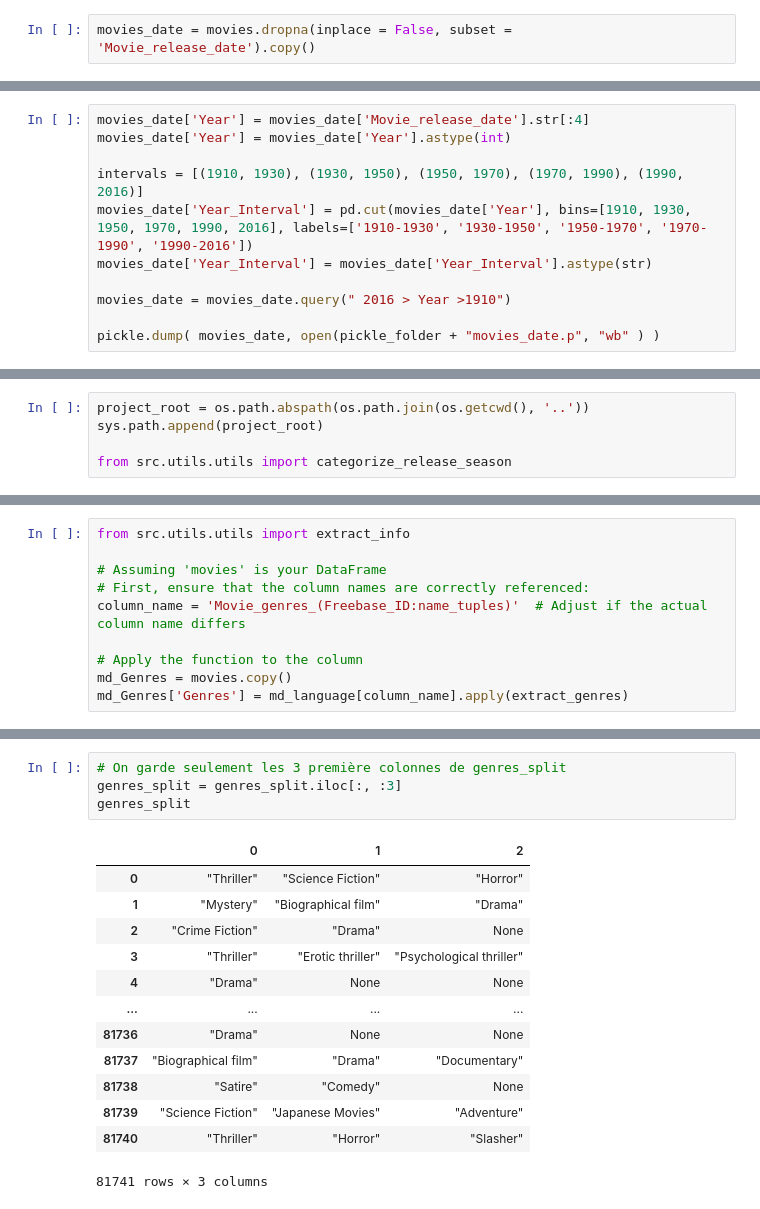
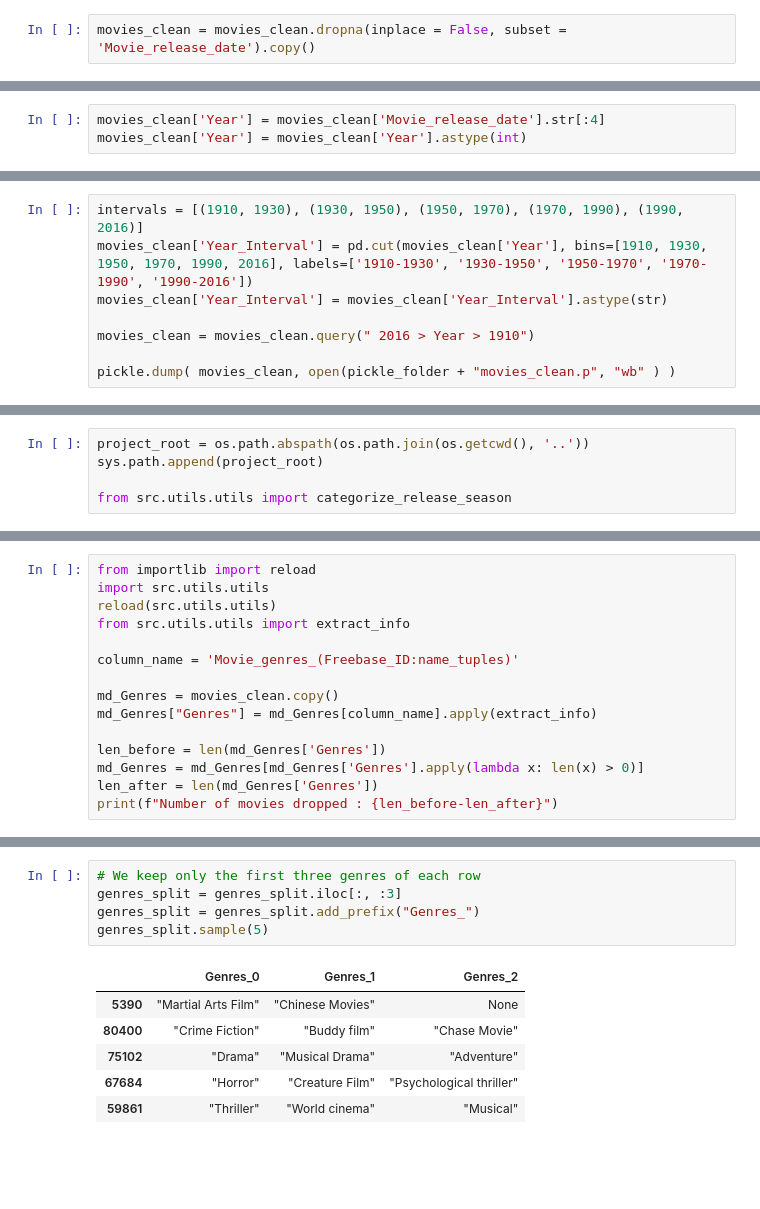
Before and after one commit to epfl-ada/ada-2024-project-melyn, a Jupyter notebook: pipeline/movie_dataset_cleaning.ipynb, the cells around one changed output, grey strips where cells are left out. Cells and saved outputs as stored; diff of their text form; blank space fills up the shorter version.

Commit message:
Cleaned movie.metadata

```diff
--- a/pipeline/movie_dataset_cleaning.ipynb
+++ b/pipeline/movie_dataset_cleaning.ipynb
@@ -65,5 +76,5 @@ print(movies.loc[62836, 'Movie_release_date'])
 # %% [markdown]
 - Drop all the movies where no release date are written
 # %%
-movies_date = movies.dropna(inplace = False, subset = 'Movie_release_date').copy()
+movies_clean = movies_clean.dropna(inplace = False, subset = 'Movie_release_date').copy()
 # %%
@@ -73,13 +84,5 @@ movies_date.shape[0]
 # %% [markdown]
 - Create a column 'Year' where we only have the released year of the movie (to do year by year analysis) :
 # %%
-movies_date['Year'] = movies_date['Movie_release_date'].str[:4]
-movies_date['Year'] = movies_date['Year'].astype(int)
-
-intervals = [(1910, 1930), (1930, 1950), (1950, 1970), (1970, 1990), (1990, 2016)]
-movies_date['Year_Interval'] = pd.cut(movies_date['Year'], bins=[1910, 1930, 1950, 1970, 1990, 2016], labels=['1910-1930', '1930-1950', '1950-1970', '1970-1990', '1990-2016'])
-movies_date['Year_Interval'] = movies_date['Year_Interval'].astype(str)
-
-movies_date = movies_date.query(" 2016 > Year >1910")
-
-pickle.dump( movies_date, open(pickle_folder + "movies_date.p", "wb" ) )
+movies_clean['Year'] = movies_clean['Movie_release_date'].str[:4]
+movies_clean['Year'] = movies_clean['Year'].astype(int)
@@ -86 +93,9 @@ pickle.dump( movies_date, open(pickle_folder + "movies_date.p", "wb" ) )
+# %%
+intervals = [(1910, 1930), (1930, 1950), (1950, 1970), (1970, 1990), (1990, 2016)]
+movies_clean['Year_Interval'] = pd.cut(movies_clean['Year'], bins=[1910, 1930, 1950, 1970, 1990, 2016], labels=['1910-1930', '1930-1950', '1950-1970', '1970-1990', '1990-2016'])
+movies_clean['Year_Interval'] = movies_clean['Year_Interval'].astype(str)
+
+movies_clean = movies_clean.query(" 2016 > Year > 1910")
+
+pickle.dump( movies_clean, open(pickle_folder + "movies_clean.p", "wb" ) )
 # %% [markdown]
@@ -112,10 +126,15 @@ pickle.dump( md_release_season, open(pickle_folder + "movies_season.p", "wb" ) )
 # %%
+from importlib import reload
+import src.utils.utils
+reload(src.utils.utils)
 from src.utils.utils import extract_info
 
-# Assuming 'movies' is your DataFrame
-# First, ensure that the column names are correctly referenced:
-column_name = 'Movie_genres_(Freebase_ID:name_tuples)'  # Adjust if the actual column name differs
+column_name = 'Movie_genres_(Freebase_ID:name_tuples)'
 
-# Apply the function to the column
-md_Genres = movies.copy()
-md_Genres['Genres'] = md_language[column_name].apply(extract_genres)
+md_Genres = movies_clean.copy()
+md_Genres["Genres"] = md_Genres[column_name].apply(extract_info)
+
+len_before = len(md_Genres['Genres'])
+md_Genres = md_Genres[md_Genres['Genres'].apply(lambda x: len(x) > 0)]
+len_after = len(md_Genres['Genres'])
+print(f"Number of movies dropped : {len_before-len_after}")
@@ -134,20 +158,14 @@ min          0.000000
 max         17.000000
 Name: nb_of_Genres, dtype: float64
 # %%
-# On garde seulement les 3 première colonnes de genres_split
+# We keep only the first three genres of each row
 genres_split = genres_split.iloc[:, :3]
-genres_split
+genres_split = genres_split.add_prefix("Genres_")
+genres_split.sample(5)
 # %% [output]
-|  | 0 | 1 | 2 |
-| 0 | "Thriller" | "Science Fiction" | "Horror" |
-| 1 | "Mystery" | "Biographical film" | "Drama" |
-| 2 | "Crime Fiction" | "Drama" | None |
-| 3 | "Thriller" | "Erotic thriller" | "Psychological thriller" |
-| 4 | "Drama" | None | None |
-| ... | ... | ... | ... |
-| 81736 | "Drama" | None | None |
-| 81737 | "Biographical film" | "Drama" | "Documentary" |
-| 81738 | "Satire" | "Comedy" | None |
-| 81739 | "Science Fiction" | "Japanese Movies" | "Adventure" |
-| 81740 | "Thriller" | "Horror" | "Slasher" |
+|  | Genres_0 | Genres_1 | Genres_2 |
+| 5390 | "Martial Arts Film" | "Chinese Movies" | None |
+| 80400 | "Crime Fiction" | "Buddy film" | "Chase Movie" |
+| 75102 | "Drama" | "Musical Drama" | "Adventure" |
+| 67684 | "Horror" | "Creature Film" | "Psychological thriller" |
+| 59861 | "Thriller" | "World cinema" | "Musical" |
-81741 rows × 3 columns
```
Also changed, not shown: parts of 55 cells of this notebook, 21 other files.
